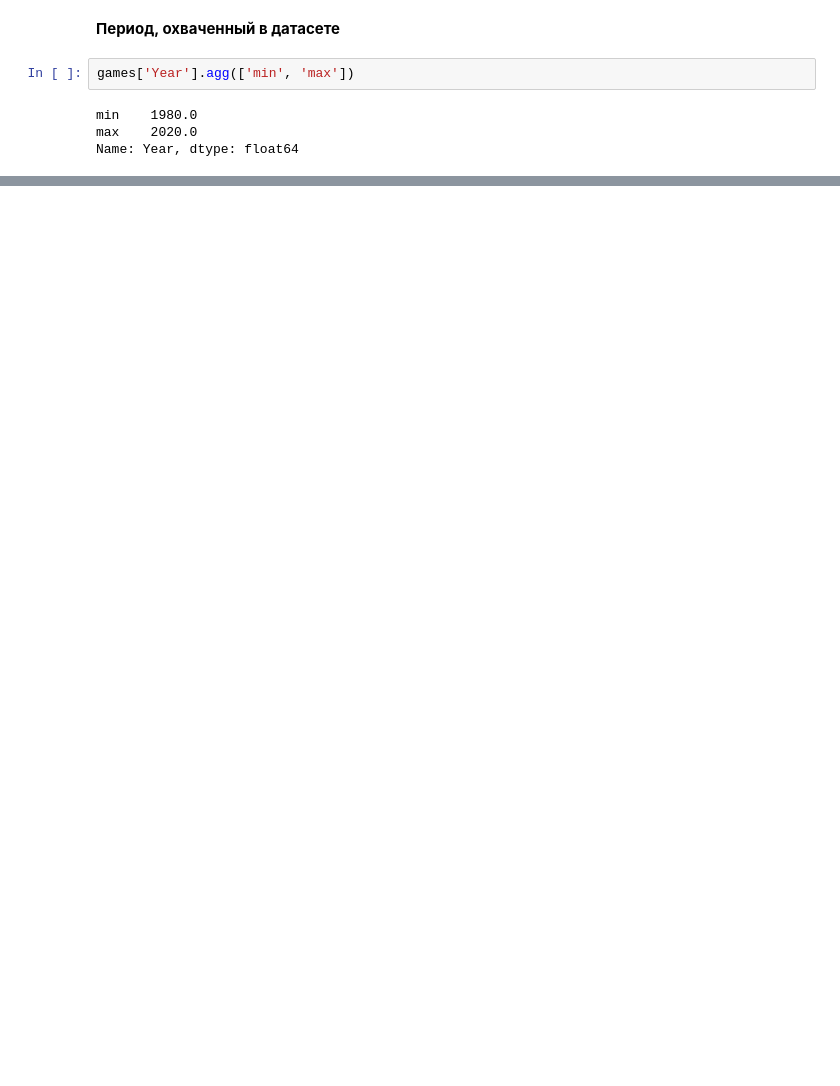
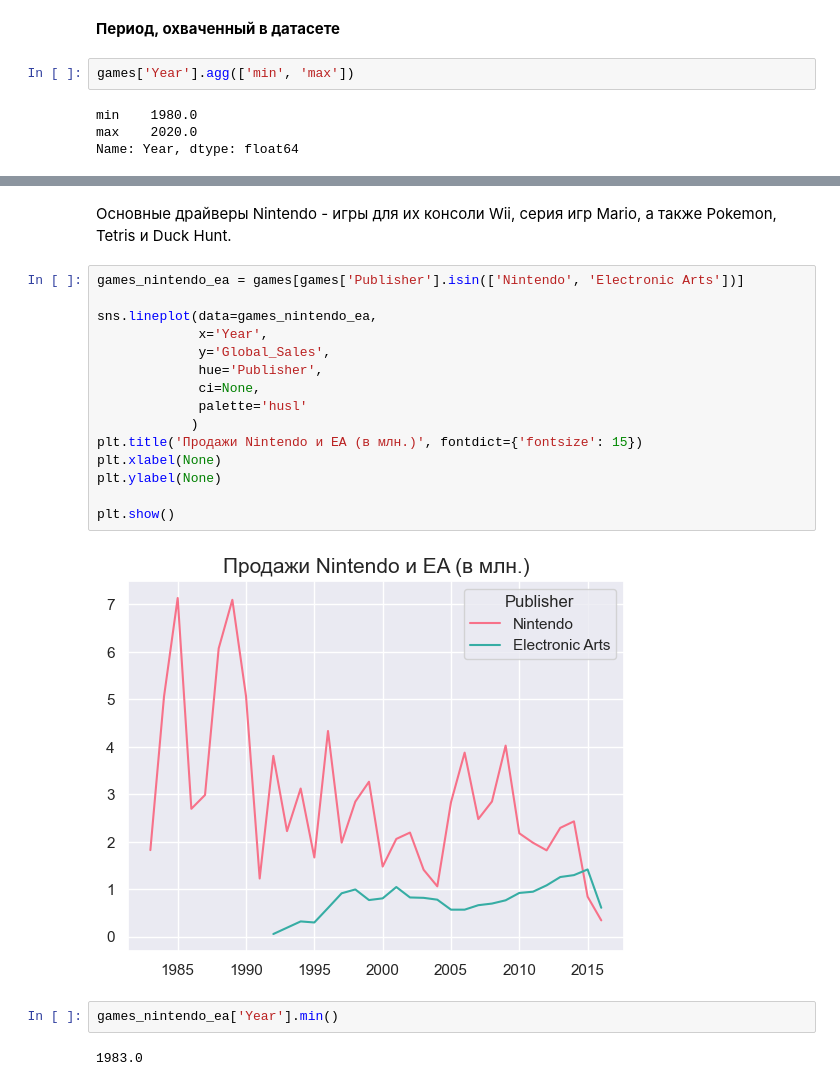
Before and after one commit to ekhavronina/data_analytics, a Jupyter notebook: video_games/video_game_sales.ipynb, the cells around one changed output, grey strips where cells are left out. Saved outputs shown, nothing was run; the diff lists cells and outputs as text; blank space fills up the shorter version.

```diff
--- a/video_games/video_game_sales.ipynb
+++ b/video_games/video_game_sales.ipynb
@@ -180,0 +291,23 @@ plt.show()
+# %% [markdown]
+Основные драйверы Nintendo - игры для их консоли Wii, серия игр Mario, а также Pokemon, Tetris и Duck Hunt.
+# %%
+games_nintendo_ea = games[games['Publisher'].isin(['Nintendo', 'Electronic Arts'])]
+
+sns.lineplot(data=games_nintendo_ea,
+             x='Year',
+             y='Global_Sales',
+             hue='Publisher',
+             ci=None,
+             palette='husl'
+            )
+plt.title('Продажи Nintendo и EA (в млн.)', fontdict={'fontsize': 15})
+plt.xlabel(None)
+plt.ylabel(None)
+
+plt.show()
+# %% [output]
+[figure, added]
+# %%
+games_nintendo_ea['Year'].min()
+# %% [output]
+1983.0
```
Also changed, not shown: parts of 18 cells of this notebook.
